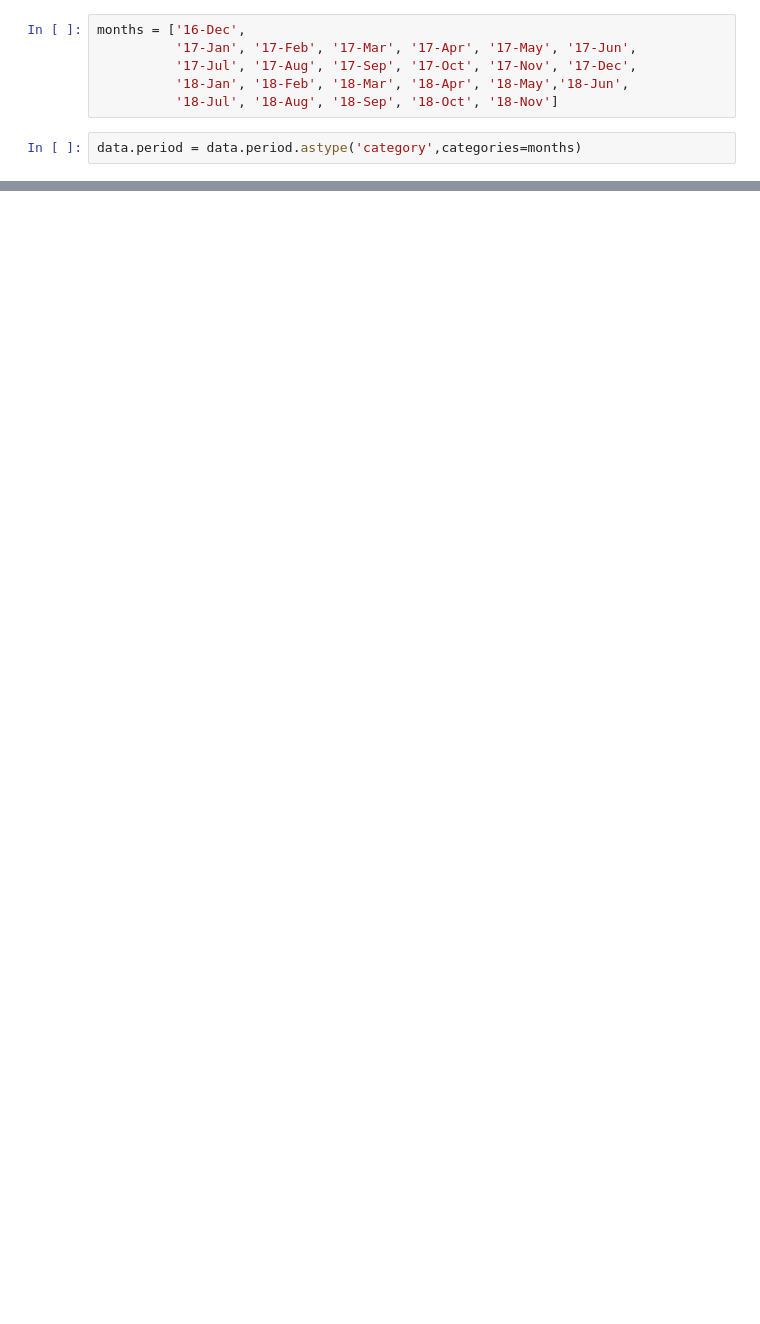
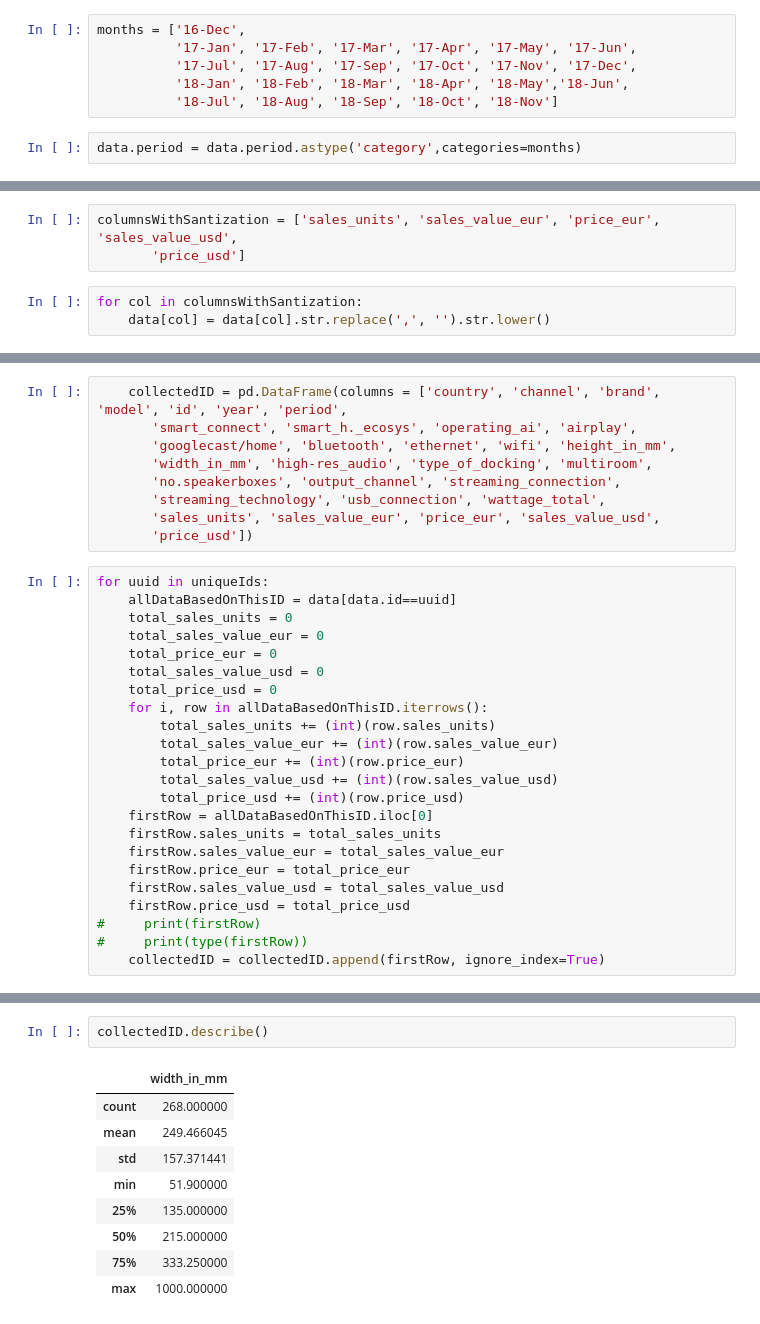
Before and after one commit to ChanM0/GFK_Hackathon, a Jupyter notebook: initial_POS_GFK.ipynb, the cells around one changed output, grey strips where cells are left out. Drawn from its saved outputs; the diff is of its cells as text; blank space fills up the shorter version.

```diff
--- a/initial_POS_GFK.ipynb
+++ b/initial_POS_GFK.ipynb
@@ -110,0 +156,6 @@ data.sort_values(['id', 'year', 'period'])
+# %%
+columnsWithSantization = ['sales_units', 'sales_value_eur', 'price_eur', 'sales_value_usd',
+       'price_usd']
+# %%
+for col in columnsWithSantization:
+    data[col] = data[col].str.replace(',', '').str.lower()
@@ -110,0 +165,32 @@ data.sort_values(['id', 'year', 'period'])
+# %%
+    collectedID = pd.DataFrame(columns = ['country', 'channel', 'brand', 'model', 'id', 'year', 'period',
+       'smart_connect', 'smart_h._ecosys', 'operating_ai', 'airplay',
+       'googlecast/home', 'bluetooth', 'ethernet', 'wifi', 'height_in_mm',
+       'width_in_mm', 'high-res_audio', 'type_of_docking', 'multiroom',
+       'no.speakerboxes', 'output_channel', 'streaming_connection',
+       'streaming_technology', 'usb_connection', 'wattage_total',
+       'sales_units', 'sales_value_eur', 'price_eur', 'sales_value_usd',
+       'price_usd'])
+# %%
+for uuid in uniqueIds:
+    allDataBasedOnThisID = data[data.id==uuid]
+    total_sales_units = 0
+    total_sales_value_eur = 0
+    total_price_eur = 0
+    total_sales_value_usd = 0
+    total_price_usd = 0
+    for i, row in allDataBasedOnThisID.iterrows():
+        total_sales_units += (int)(row.sales_units)
+        total_sales_value_eur += (int)(row.sales_value_eur)
+        total_price_eur += (int)(row.price_eur)
+        total_sales_value_usd += (int)(row.sales_value_usd)
+        total_price_usd += (int)(row.price_usd)
+    firstRow = allDataBasedOnThisID.iloc[0]
+    firstRow.sales_units = total_sales_units
+    firstRow.sales_value_eur = total_sales_value_eur
+    firstRow.price_eur = total_price_eur
+    firstRow.sales_value_usd = total_sales_value_usd
+    firstRow.price_usd = total_price_usd
+#     print(firstRow)
+#     print(type(firstRow))
+    collectedID = collectedID.append(firstRow, ignore_index=True)
@@ -110,0 +225,12 @@ data.sort_values(['id', 'year', 'period'])
+# %%
+collectedID.describe()
+# %% [output]
+|  | width_in_mm |
+| count | 268.000000 |
+| mean | 249.466045 |
+| std | 157.371441 |
+| min | 51.900000 |
+| 25% | 135.000000 |
+| 50% | 215.000000 |
+| 75% | 333.250000 |
+| max | 1000.000000 |
```
Also changed, not shown: parts of 15 cells of this notebook.
